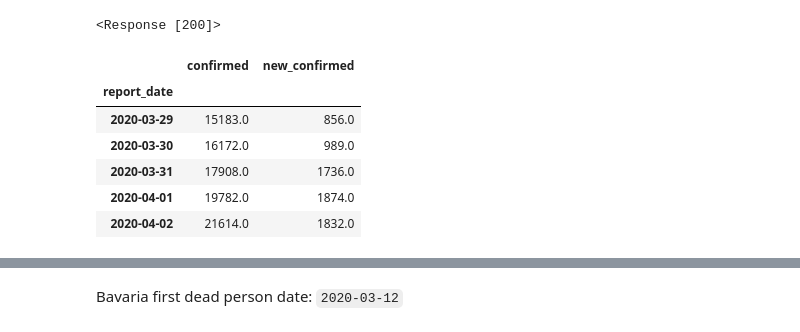
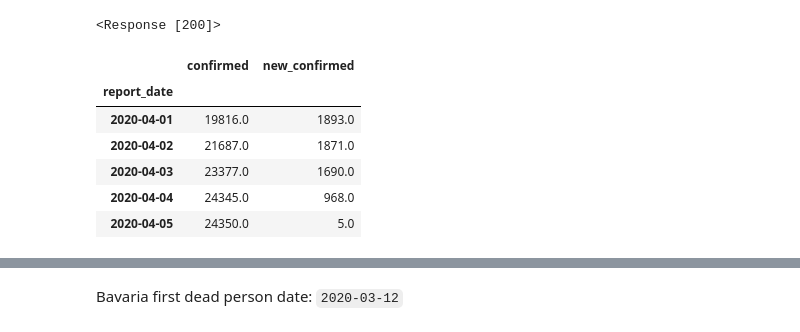
Before and after one commit to cs224/covid-19-data-analysis, a Jupyter notebook: covid-19-data-analysis-bavaria.ipynb, the cells around one changed output, grey strips where cells are left out. Cells and saved outputs as stored; diff of their text form; code cells hidden in the pictures.

```diff
--- a/covid-19-data-analysis-bavaria.ipynb
+++ b/covid-19-data-analysis-bavaria.ipynb
@@ -120,31 +120,31 @@ tableFaelle = soup.find(id="tableFaelle")
 # %%
 locale.setlocale(locale.LC_ALL, 'de_DE.UTF8')
 df = pd.DataFrame(columns=['report_date', 'new_confirmed'])
 for i, tr in enumerate(tableFaelle.find_all('tr')):
     if i == 0:
         continue
 
     td    = tr.find_all('td')
     dtstr = td[0].text + ' 2020'
     dtstr = re.sub('Mrz','März', dtstr)
     dt = pd.to_datetime(dateparser.parse(dtstr, languages=['de']))
     ct = locale.atof(td[1].text, decimal.Decimal)
 
     df.loc[i] = [dt, ct]
 df   = df.set_index('report_date')
 df['confirmed'] = df.new_confirmed.cumsum()
 df = df[['confirmed', 'new_confirmed']]
 df = df.astype(np.float)
-df = df[df.index <= pd.to_datetime(datetime.datetime.now().date() - datetime.timedelta(days=2))]
+# df = df[df.index <= pd.to_datetime(datetime.datetime.now().date() - datetime.timedelta(days=2))]
 df.tail()
 # %% [output]
 |  | confirmed | new_confirmed |
 | report_date |  |  |
-| 2020-03-29 | 15183.0 | 856.0 |
-| 2020-03-30 | 16172.0 | 989.0 |
-| 2020-03-31 | 17908.0 | 1736.0 |
-| 2020-04-01 | 19782.0 | 1874.0 |
-| 2020-04-02 | 21614.0 | 1832.0 |
+| 2020-04-01 | 19816.0 | 1893.0 |
+| 2020-04-02 | 21687.0 | 1871.0 |
+| 2020-04-03 | 23377.0 | 1690.0 |
+| 2020-04-04 | 24345.0 | 968.0 |
+| 2020-04-05 | 24350.0 | 5.0 |
 # %%
 today_string = datetime.datetime.now().date().strftime('%Y-%m-%d')
 today_string
```
Also changed, not shown: parts of 12 cells of this notebook, 2 other files.
